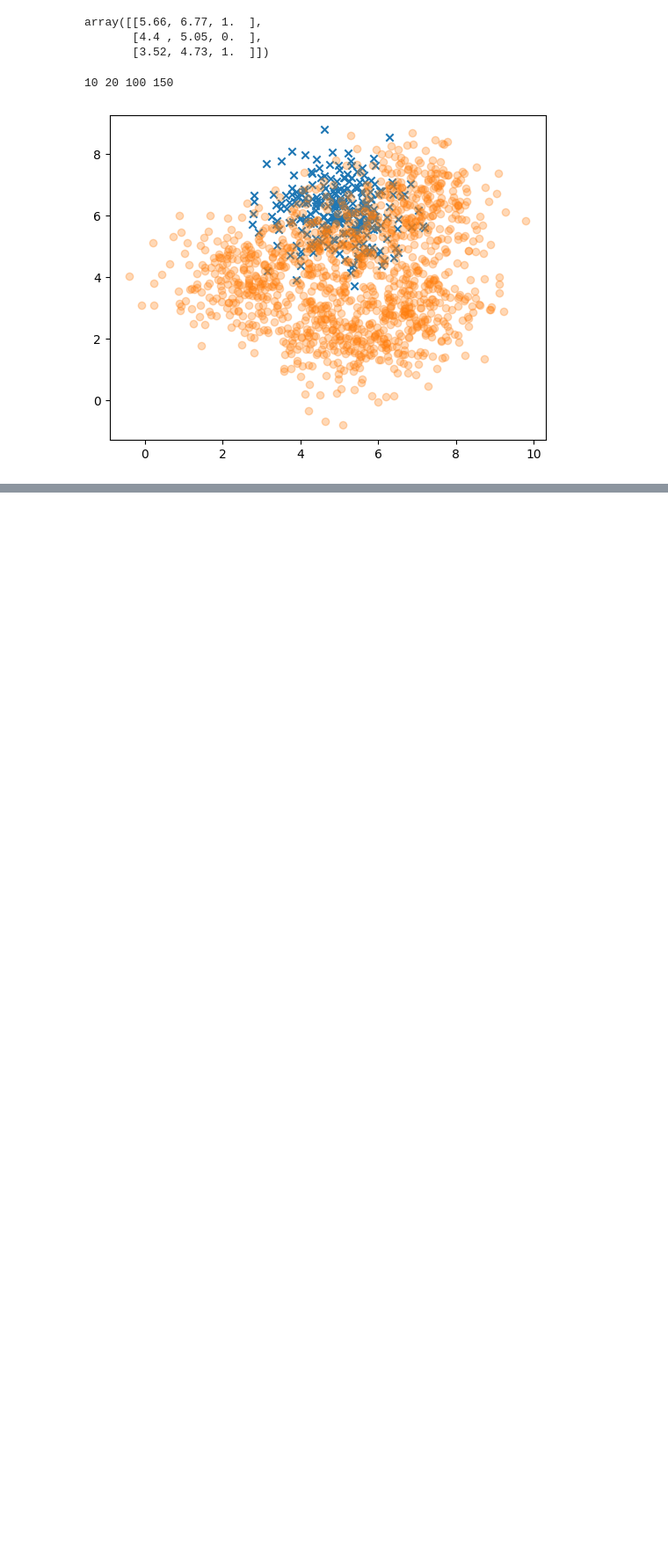
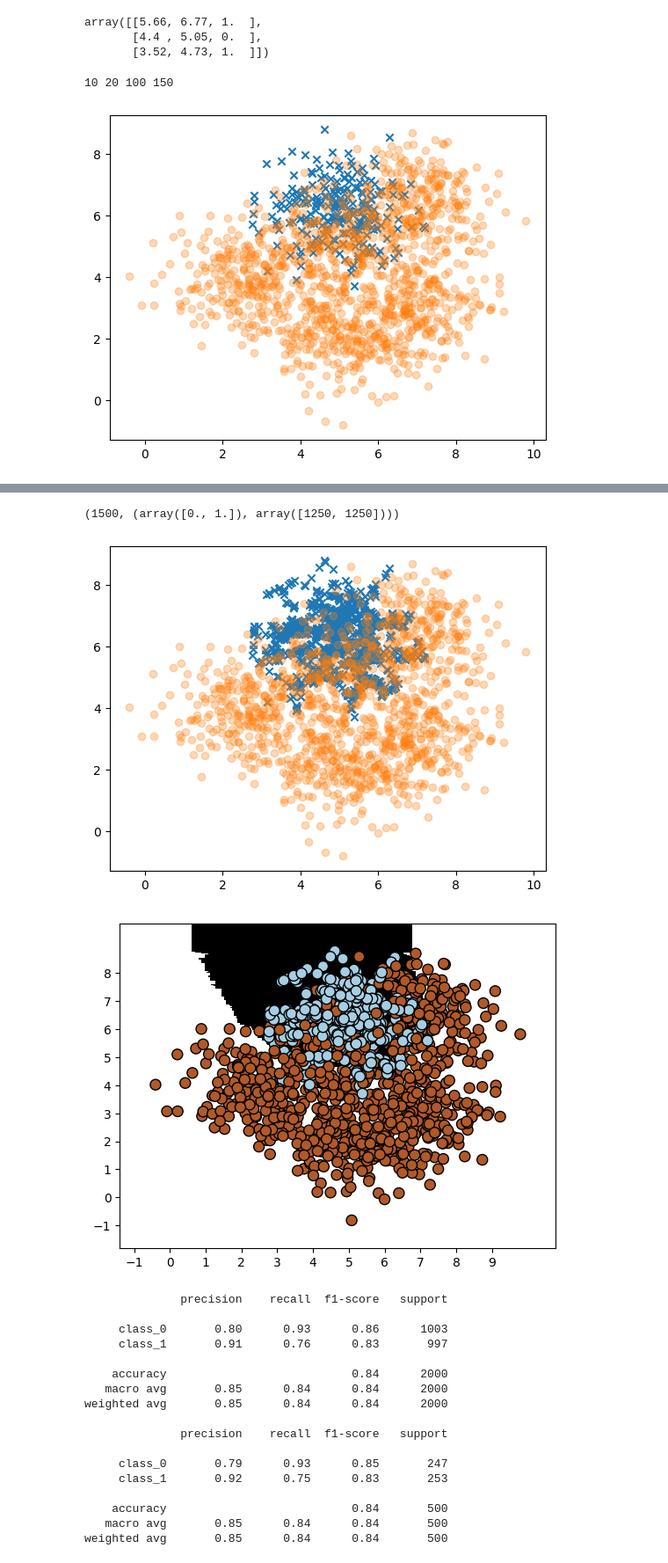
Before and after one commit to leekyuyoung202306/PYTHON, a Jupyter notebook: 13주차/[13주차]머신러닝03_클래스_불균형.ipynb, the cells around one changed output, grey strips where cells are left out. Shown at 88% size. Cells and saved outputs as stored; diff of their text form; code cells hidden in the pictures; blank space fills up the shorter version.

```diff
--- a/13주차/[13주차]머신러닝03_클래스_불균형.ipynb
+++ b/13주차/[13주차]머신러닝03_클래스_불균형.ipynb
@@ -44,0 +152,29 @@ plt.show()
+# %%
+from imblearn.over_sampling import SMOTE
+smote = SMOTE()
+X_resampled, y_resampled = smote.fit_resample(X,y)
+len(y),np.unique( y_resampled, return_counts=True)
+# %% [output]
+(1500, (array([0., 1.]), array([1250, 1250])))
+# %%
+classReport(X_resampled,y_resampled)
+# %% [output]
+[figure, added]
+[figure, added]
+              precision    recall  f1-score   support
+
+     class_0       0.80      0.93      0.86      1003
+     class_1       0.91      0.76      0.83       997
+
+    accuracy                           0.84      2000
+   macro avg       0.85      0.84      0.84      2000
+weighted avg       0.85      0.84      0.84      2000
+
+              precision    recall  f1-score   support
+
+     class_0       0.79      0.93      0.85       247
+     class_1       0.92      0.75      0.83       253
+
+    accuracy                           0.84       500
+   macro avg       0.85      0.84      0.84       500
+weighted avg       0.85      0.84      0.84       500
```
Also changed, not shown: parts of 20 cells of this notebook.
